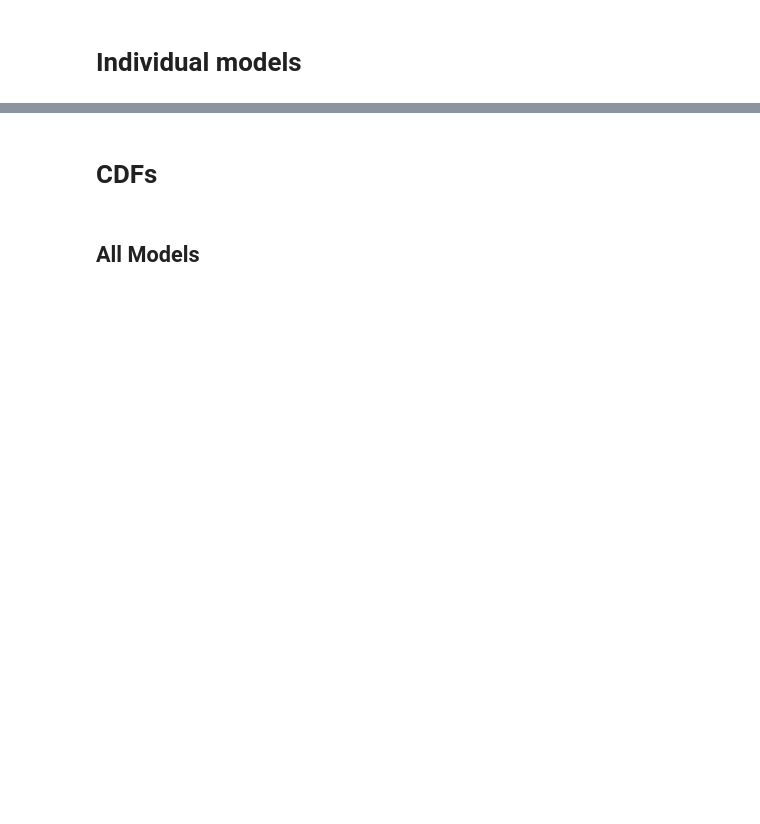
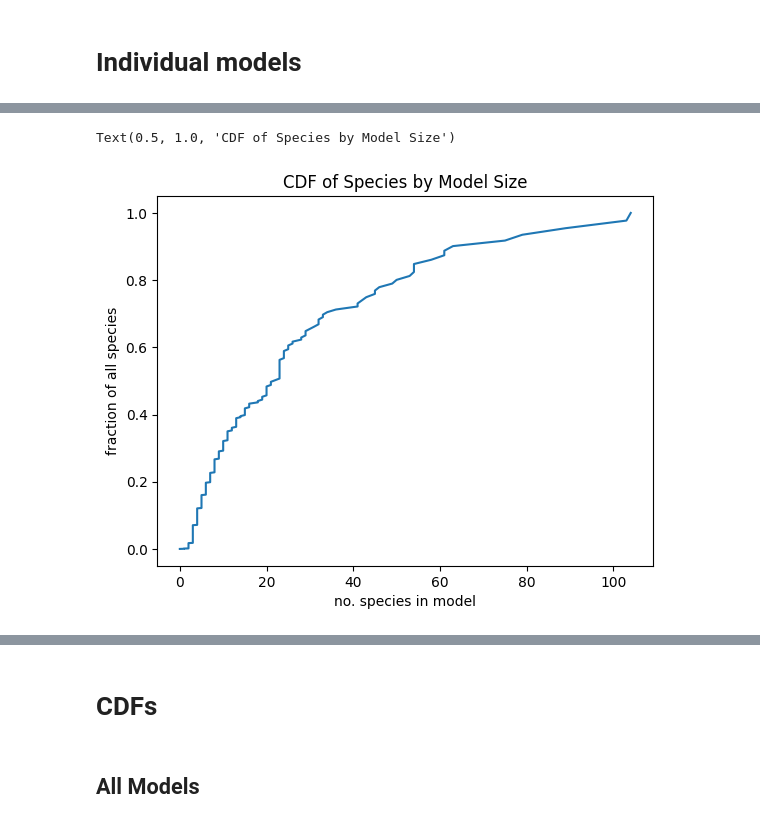
Before and after one commit to ModelEngineering/linearity_analysis, a Jupyter notebook: notebooks/piecewise_predictions.ipynb, the cells around one changed output, grey strips where cells are left out. Cells and saved outputs as stored; diff of their text form; code cells hidden in the pictures; blank space fills up the shorter version.

```diff
--- a/notebooks/piecewise_predictions.ipynb
+++ b/notebooks/piecewise_predictions.ipynb
@@ -61,0 +71,10 @@ for model_num in [1045]:
+# %%
+frac_species = np.cumsum(values)/np.sum(values)
+_, ax = plt.subplots(1)
+ax.plot(values, frac_species)
+ax.set_xlabel("no. species in model")
+ax.set_ylabel("fraction of all species")
+ax.set_title("CDF of Species by Model Size")
+# %% [output]
+Text(0.5, 1.0, 'CDF of Species by Model Size')
+[figure, added]
```
Also changed, not shown: parts of 17 cells of this notebook, 2 other files.
